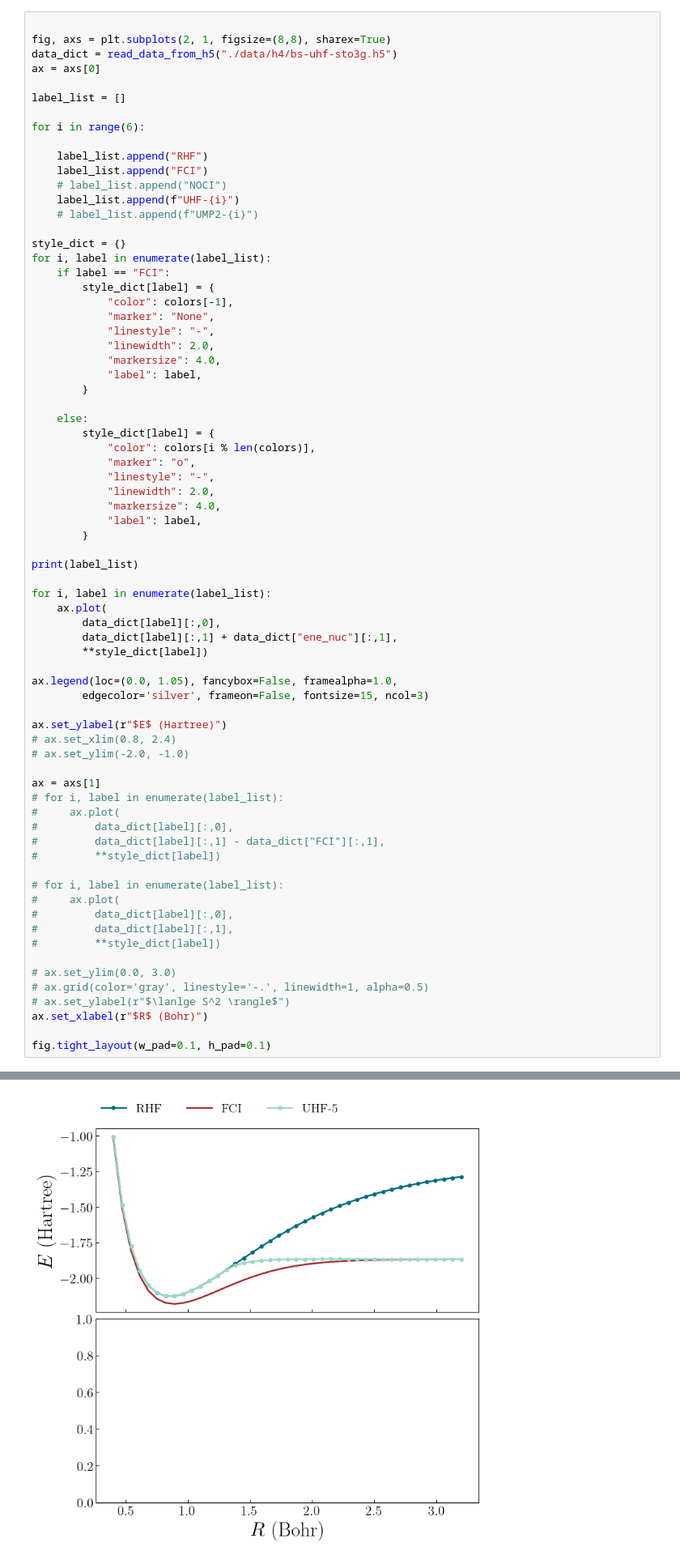
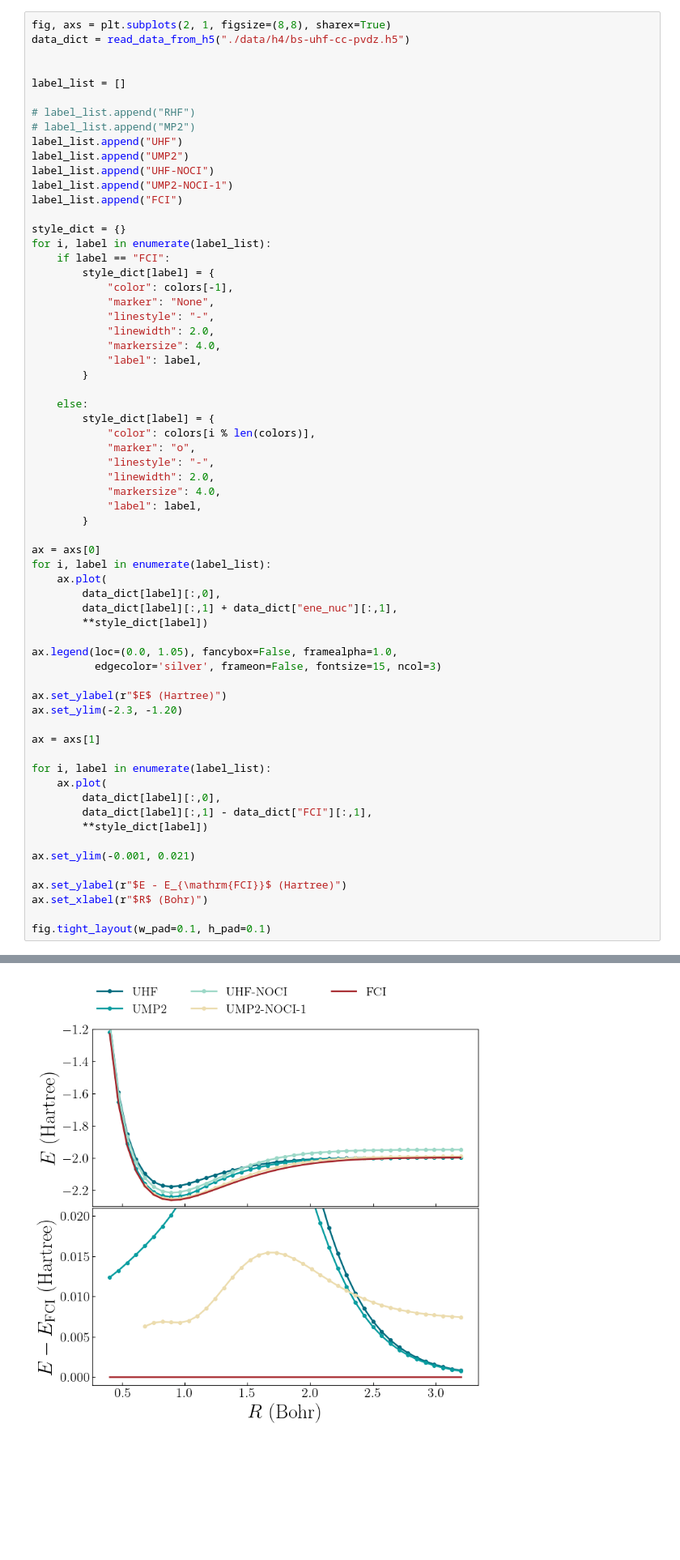
Before and after one commit to yangdatou/bs-uhf, a Jupyter notebook: plot.ipynb, the cells around one changed output, grey strips where cells are left out. Shown at 81% size. Saved outputs shown, nothing was run; the diff lists cells and outputs as text; blank space fills up the shorter version.

```diff
--- a/plot.ipynb
+++ b/plot.ipynb
@@ -55,18 +218,17 @@ mpl.rcParams.update(params)
 # %%
+fig, axs = plt.subplots(2, 1, figsize=(8,8), sharex=True)
+data_dict = read_data_from_h5("./data/h4/bs-uhf-cc-pvdz.h5")
 
-fig, axs = plt.subplots(2, 1, figsize=(8,8), sharex=True)
-data_dict = read_data_from_h5("./data/h4/bs-uhf-sto3g.h5")
-ax = axs[0]
 
 label_list = []
 
-for i in range(6):
-
-    label_list.append("RHF")
-    label_list.append("FCI")
-    # label_list.append("NOCI")
-    label_list.append(f"UHF-{i}")
-    # label_list.append(f"UMP2-{i}")
+# label_list.append("RHF")
+# label_list.append("MP2")
+label_list.append("UHF")
+label_list.append("UMP2")
+label_list.append("UHF-NOCI")
+label_list.append("UMP2-NOCI-1")
+label_list.append("FCI")
 
 style_dict = {}
 for i, label in enumerate(label_list):
@@ -90,8 +252,7 @@ for i, label in enumerate(label_list):
             "label": label,
         }
 
-print(label_list)
-
+ax = axs[0]
 for i, label in enumerate(label_list):
     ax.plot(
         data_dict[label][:,0],
@@ -99,28 +260,22 @@ for i, label in enumerate(label_list):
         **style_dict[label])
 
 ax.legend(loc=(0.0, 1.05), fancybox=False, framealpha=1.0,
-        edgecolor='silver', frameon=False, fontsize=15, ncol=3)
+          edgecolor='silver', frameon=False, fontsize=15, ncol=3)
 
 ax.set_ylabel(r"$E$ (Hartree)")
-# ax.set_xlim(0.8, 2.4)
-# ax.set_ylim(-2.0, -1.0)
+ax.set_ylim(-2.3, -1.20)
 
 ax = axs[1]
-# for i, label in enumerate(label_list):
-#     ax.plot(
-#         data_dict[label][:,0],
-#         data_dict[label][:,1] - data_dict["FCI"][:,1],
-#         **style_dict[label])
 
-# for i, label in enumerate(label_list):
-#     ax.plot(
-#         data_dict[label][:,0],
-#         data_dict[label][:,1],
-#         **style_dict[label])
+for i, label in enumerate(label_list):
+    ax.plot(
+        data_dict[label][:,0],
+        data_dict[label][:,1] - data_dict["FCI"][:,1],
+        **style_dict[label])
 
-# ax.set_ylim(0.0, 3.0)
-# ax.grid(color='gray', linestyle='-.', linewidth=1, alpha=0.5)
-# ax.set_ylabel(r"$\lanlge S^2 \rangle$")
+ax.set_ylim(-0.001, 0.021)
+
+ax.set_ylabel(r"$E - E_{\mathrm{FCI}}$ (Hartree)")
 ax.set_xlabel(r"$R$ (Bohr)")
 
 fig.tight_layout(w_pad=0.1, h_pad=0.1)
@@ -129 +283 @@ fig.tight_layout(w_pad=0.1, h_pad=0.1)
-[figure, old version]
+[figure, new version]
```
Also changed, not shown: parts of 4 cells of this notebook, 6 other files.
